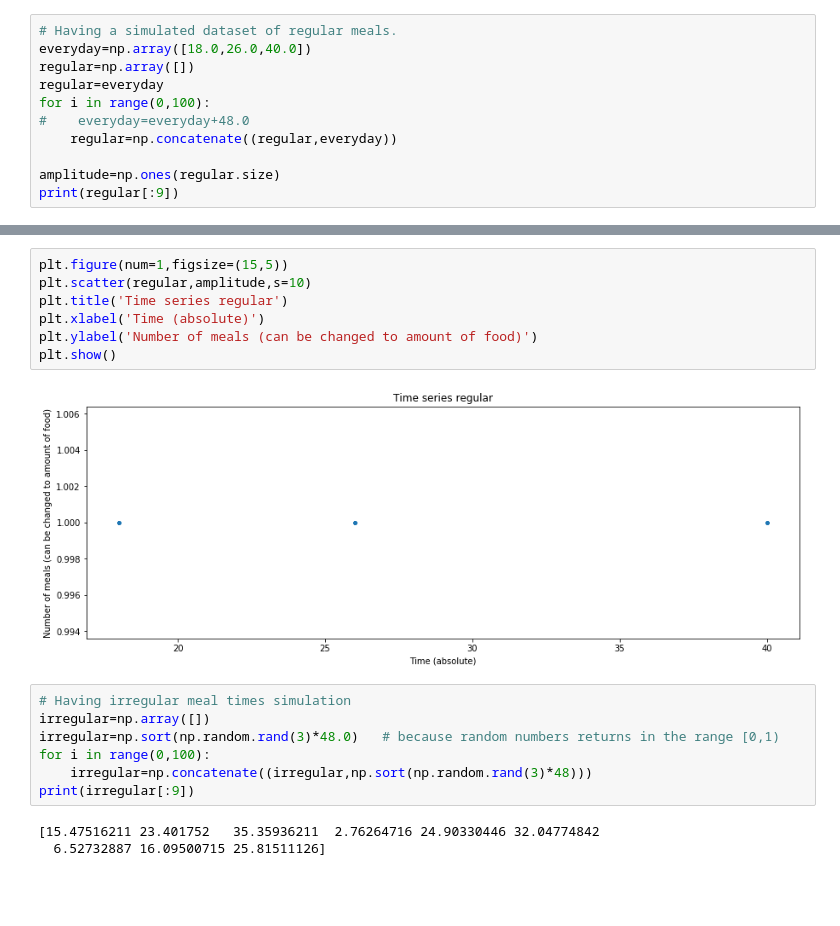
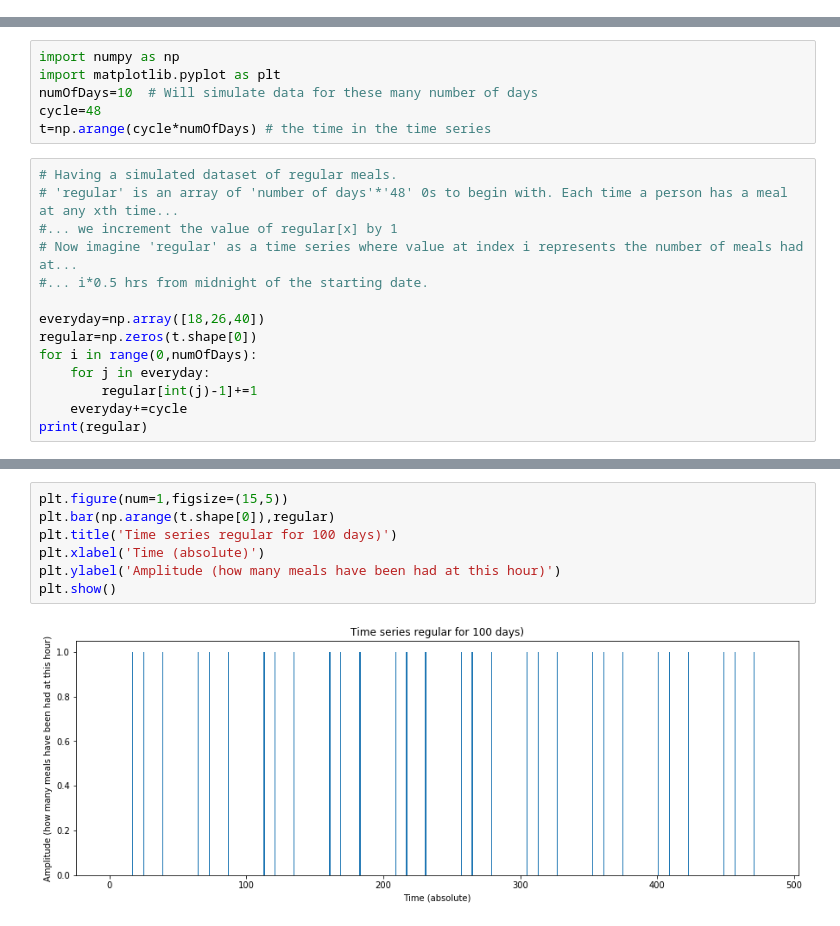
Before and after one commit to Vidhate/Orderliness, a Jupyter notebook: Orderliness_Analysis.ipynb, the cells around one changed output, grey strips where cells are left out. Cells and saved outputs as stored; diff of their text form; blank space fills up the shorter version.

```diff
--- a/Orderliness_Analysis.ipynb
+++ b/Orderliness_Analysis.ipynb
@@ -4,11 +0,0 @@ import matplotlib.pyplot as plt
-# %%
-# Having a simulated dataset of regular meals.
-everyday=np.array([18.0,26.0,40.0])
-regular=np.array([])
-regular=everyday
-for i in range(0,100):
-#    everyday=everyday+48.0
-    regular=np.concatenate((regular,everyday))
-
-amplitude=np.ones(regular.size)
-print(regular[:9])
@@ -16,0 +1,20 @@ print(regular[:9])
+# %%
+import numpy as np
+import matplotlib.pyplot as plt
+numOfDays=10  # Will simulate data for these many number of days
+cycle=48
+t=np.arange(cycle*numOfDays) # the time in the time series
+# %%
+# Having a simulated dataset of regular meals.
+# 'regular' is an array of 'number of days'*'48' 0s to begin with. Each time a person has a meal at any xth time...
+#... we increment the value of regular[x] by 1
+# Now imagine 'regular' as a time series where value at index i represents the number of meals had at...
+#... i*0.5 hrs from midnight of the starting date.
+
+everyday=np.array([18,26,40])
+regular=np.zeros(t.shape[0])
+for i in range(0,numOfDays):
+    for j in everyday:
+        regular[int(j)-1]+=1
+    everyday+=cycle
+print(regular)
@@ -17,19 +42,9 @@ print(regular[:9])
 # %%
 plt.figure(num=1,figsize=(15,5))
-plt.scatter(regular,amplitude,s=10)
-plt.title('Time series regular')
+plt.bar(np.arange(t.shape[0]),regular)
+plt.title('Time series regular for 100 days)')
 plt.xlabel('Time (absolute)')
-plt.ylabel('Number of meals (can be changed to amount of food)')
+plt.ylabel('Amplitude (how many meals have been had at this hour)')
 plt.show()
 # %% [output]
-[figure, old version]
+[figure, new version]
-# %%
-# Having irregular meal times simulation
-irregular=np.array([])
-irregular=np.sort(np.random.rand(3)*48.0)   # because random numbers returns in the range [0,1)
-for i in range(0,100):
-    irregular=np.concatenate((irregular,np.sort(np.random.rand(3)*48)))
-print(irregular[:9])
-# %% [output]
-[15.47516211 23.401752   35.35936211  2.76264716 24.90330446 32.04774842
-  6.52732887 16.09500715 25.81511126]
```
Also changed, not shown: parts of 14 cells of this notebook.
